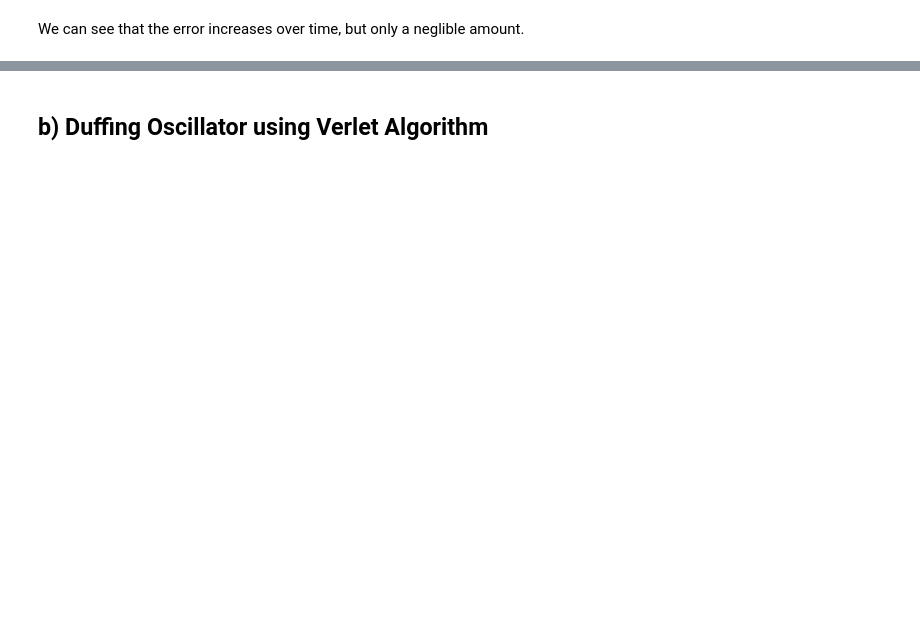
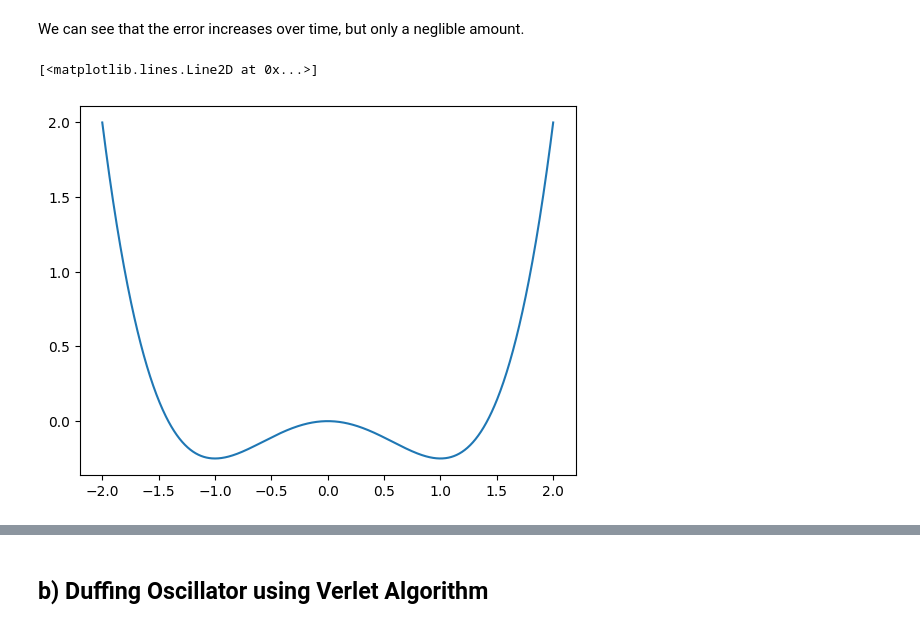
Before and after one commit to Danielle-06/Duffing-oscillator, a Jupyter notebook: Main analysis.ipynb, the cells around one changed output, grey strips where cells are left out. Cells and saved outputs as stored; diff of their text form; code cells hidden in the pictures; blank space fills up the shorter version.

```diff
--- a/Main analysis.ipynb
+++ b/Main analysis.ipynb
@@ -117,2 +140,9 @@ plt.show()
 # %% [markdown]
 We can see that the error increases over time, but only a neglible amount.
+# %%
+x = np.linspace(-2,2,1000)
+V = -a*x**2+b*x**4
+plt.plot(x,V)
+# %% [output]
+[<matplotlib.lines.Line2D at 0x...>]
+[figure, added]
```
Also changed, not shown: parts of 6 cells of this notebook, 5 other files.
